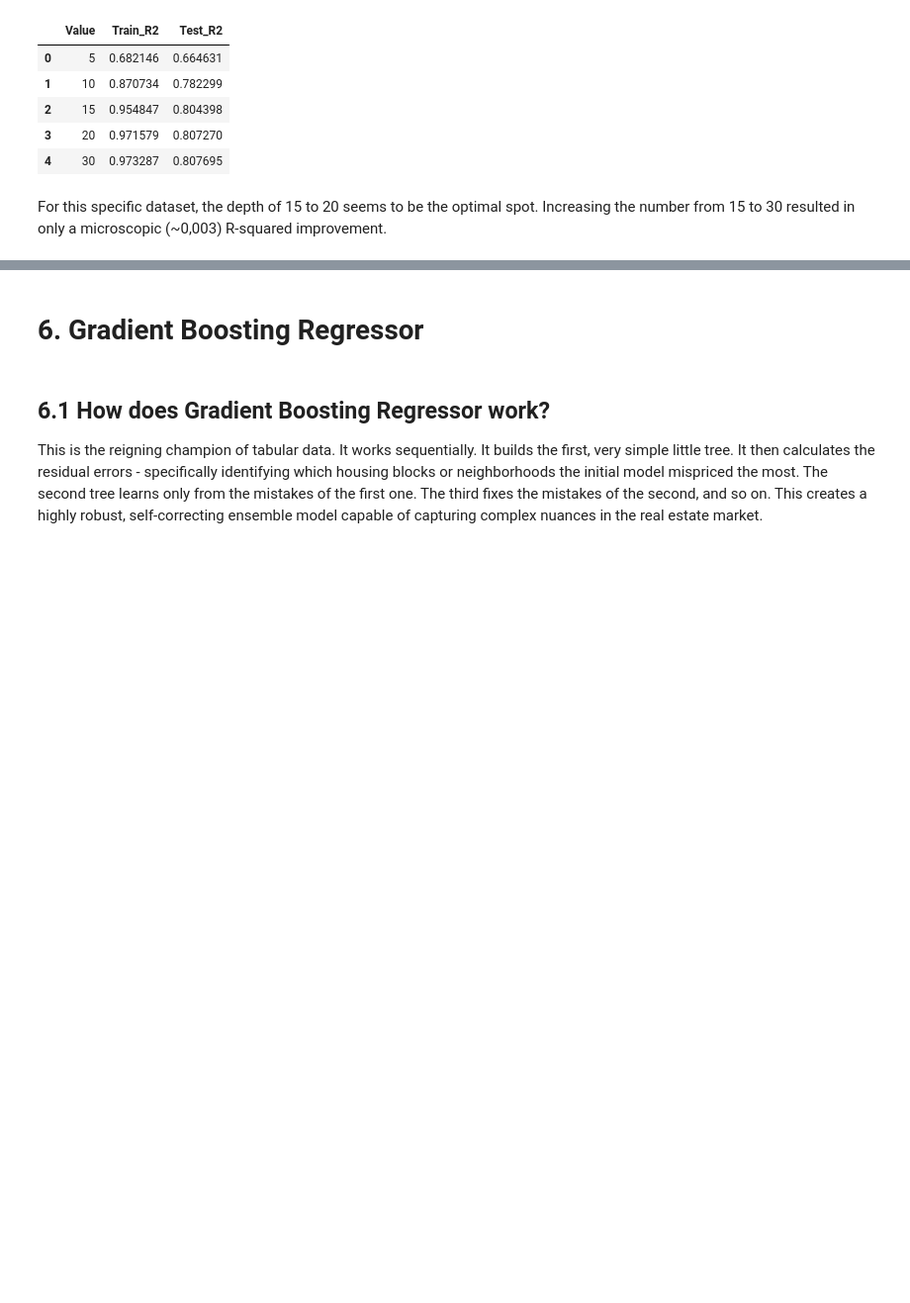
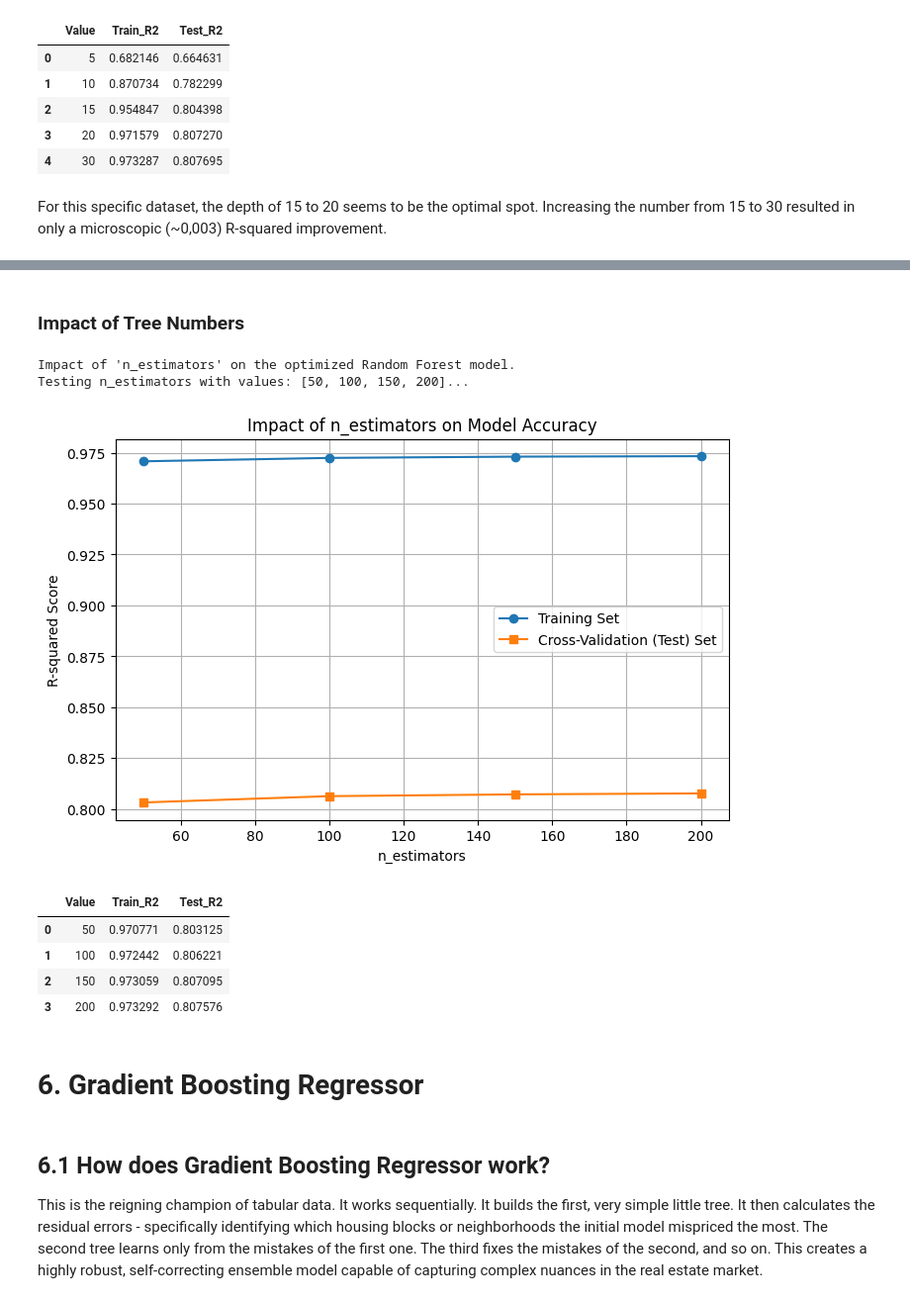
Before and after one commit to Projekty-IiE/NeuralEnjoyers, a Jupyter notebook: ML_Regression/ML_Regression.ipynb, the cells around one changed output, grey strips where cells are left out. Shown at 99% size. Drawn from its saved outputs; the diff is of its cells as text; code cells hidden in the pictures; blank space fills up the shorter version.

```diff
--- a/ML_Regression/ML_Regression.ipynb
+++ b/ML_Regression/ML_Regression.ipynb
@@ -480,3 +505,26 @@ For this specific dataset, the depth of 15 to 20 seems to be the optimal spot. I
+# %% [markdown]
+### Impact of Tree Numbers
+# %%
+print("Impact of 'n_estimators' on the optimized Random Forest model.")
+
+rf_results = run_sklearn_experiment(
+    model=best_rf_model,
+    param_name='n_estimators',
+    param_values=[50, 100, 150, 200],
+    X_train=X_train,
+    y_train=y_train
+)
+
+display(rf_results)
+# %% [output]
+Impact of 'n_estimators' on the optimized Random Forest model.
+Testing n_estimators with values: [50, 100, 150, 200]...
+[figure, added]
+|  | Value | Train_R2 | Test_R2 |
+| 0 | 50 | 0.970771 | 0.803125 |
+| 1 | 100 | 0.972442 | 0.806221 |
+| 2 | 150 | 0.973059 | 0.807095 |
+| 3 | 200 | 0.973292 | 0.807576 |
 # %% [markdown]
 # <a id="sekcja-gb"></a>6. Gradient Boosting Regressor
 # %% [markdown]
```
Also changed, not shown: parts of 4 cells of this notebook, 3 other files.
